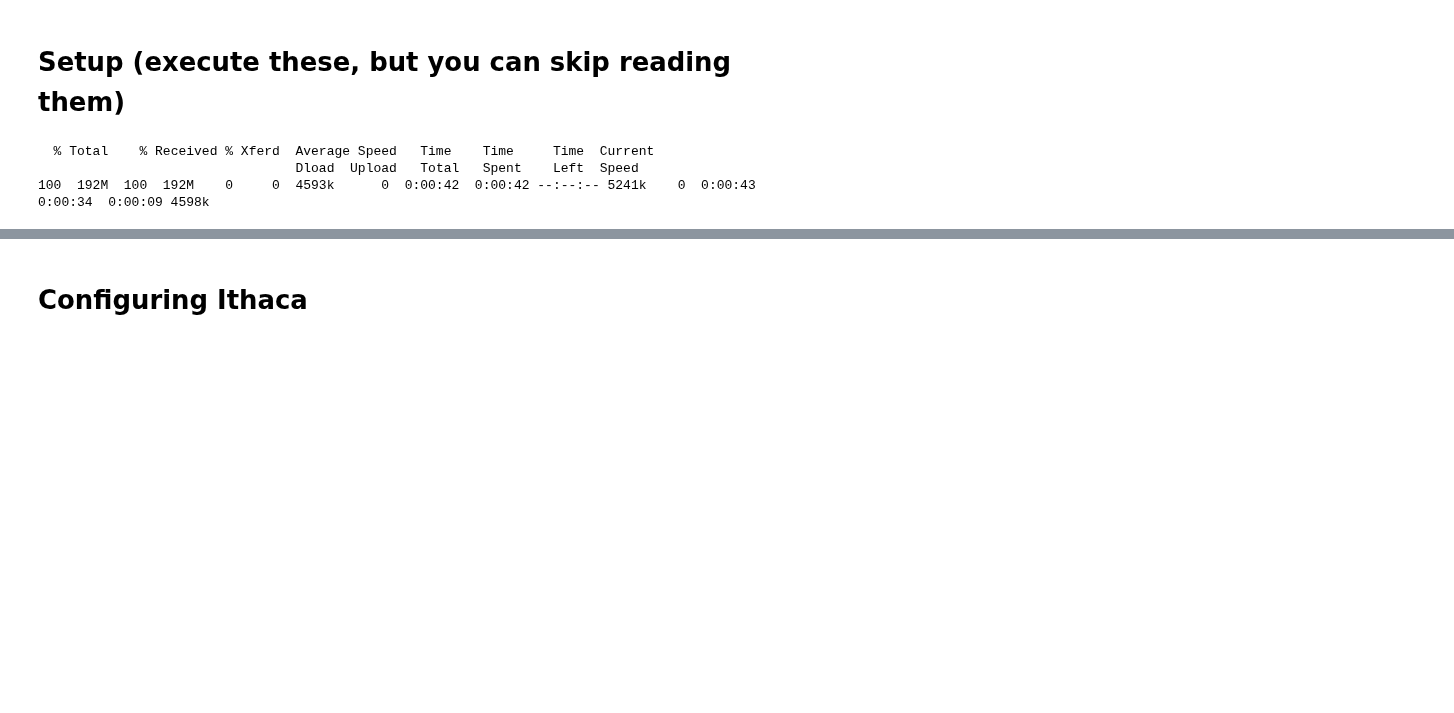
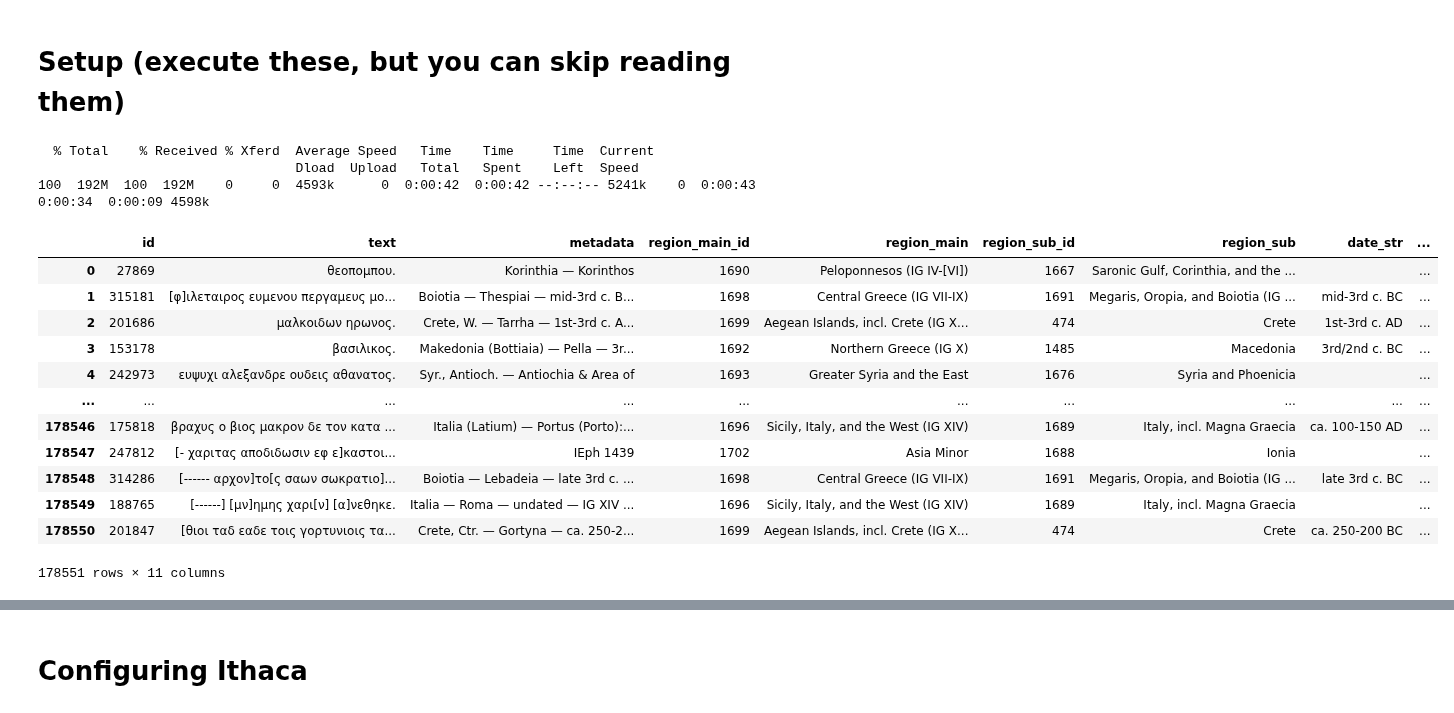
Before and after one commit to sdam-au/GI_ETL, a Jupyter notebook: scripts/_py_USING-ITHACA-MODEL.ipynb, the cells around one changed output, grey strips where cells are left out. Cells and saved outputs as stored; diff of their text form; code cells hidden in the pictures; blank space fills up the shorter version.

```diff
--- a/scripts/_py_USING-ITHACA-MODEL.ipynb
+++ b/scripts/_py_USING-ITHACA-MODEL.ipynb
@@ -42,3 +42,19 @@ import re
 # import the datasets...
 PHI = pd.read_json("../data/large_data/PHI_v1.0.json")
 iphi = pd.read_json("../data/large_data/iphi.json")
+# %%
+iphi
+# %% [output]
+|  | id | text | metadata | region_main_id | region_main | region_sub_id | region_sub | date_str | ... |
+| 0 | 27869 | θεοπομπου. | Korinthia — Korinthos | 1690 | Peloponnesos (IG IV-[VI]) | 1667 | Saronic Gulf, Corinthia, and the ... |  | ... |
+| 1 | 315181 | [φ]ιλεταιρος ευμενου περγαμευς μο... | Boiotia — Thespiai — mid-3rd c. B... | 1698 | Central Greece (IG VII-IX) | 1691 | Megaris, Oropia, and Boiotia (IG ... | mid-3rd c. BC | ... |
+| 2 | 201686 | μαλκοιδων ηρωνος. | Crete, W. — Tarrha — 1st-3rd c. A... | 1699 | Aegean Islands, incl. Crete (IG X... | 474 | Crete | 1st-3rd c. AD | ... |
+| 3 | 153178 | βασιλικος. | Makedonia (Bottiaia) — Pella — 3r... | 1692 | Northern Greece (IG X) | 1485 | Macedonia | 3rd/2nd c. BC | ... |
+| 4 | 242973 | ευψυχι αλεξανδρε ουδεις αθανατος. | Syr., Antioch. — Antiochia & Area of | 1693 | Greater Syria and the East | 1676 | Syria and Phoenicia |  | ... |
+| ... | ... | ... | ... | ... | ... | ... | ... | ... | ... |
+| 178546 | 175818 | βραχυς ο βιος μακρον δε τον κατα ... | Italia (Latium) — Portus (Porto):... | 1696 | Sicily, Italy, and the West (IG XIV) | 1689 | Italy, incl. Magna Graecia | ca. 100-150 AD | ... |
+| 178547 | 247812 | [- χαριτας αποδιδωσιν εφ ε]καστοι... | IEph 1439 | 1702 | Asia Minor | 1688 | Ionia |  | ... |
+| 178548 | 314286 | [------ αρχον]το[ς σαων σωκρατιο]... | Boiotia — Lebadeia — late 3rd c. ... | 1698 | Central Greece (IG VII-IX) | 1691 | Megaris, Oropia, and Boiotia (IG ... | late 3rd c. BC | ... |
+| 178549 | 188765 | [------] [μν]ημης χαρι[ν] [α]νεθηκε. | Italia — Roma — undated — IG XIV ... | 1696 | Sicily, Italy, and the West (IG XIV) | 1689 | Italy, incl. Magna Graecia |  | ... |
+| 178550 | 201847 | [θιοι ταδ εαδε τοις γορτυνιοις τα... | Crete, Ctr. — Gortyna — ca. 250-2... | 1699 | Aegean Islands, incl. Crete (IG X... | 474 | Crete | ca. 250-200 BC | ... |
+178551 rows × 11 columns
```
Also changed, not shown: parts of 3 cells of this notebook, 7 other files.
